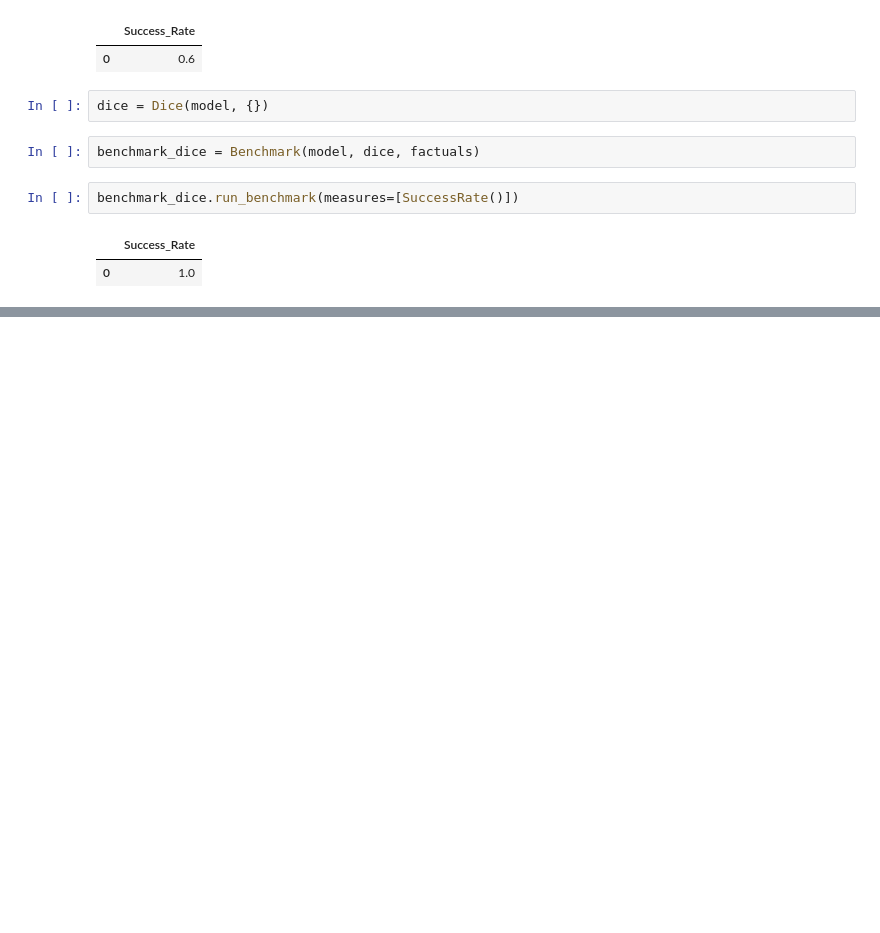
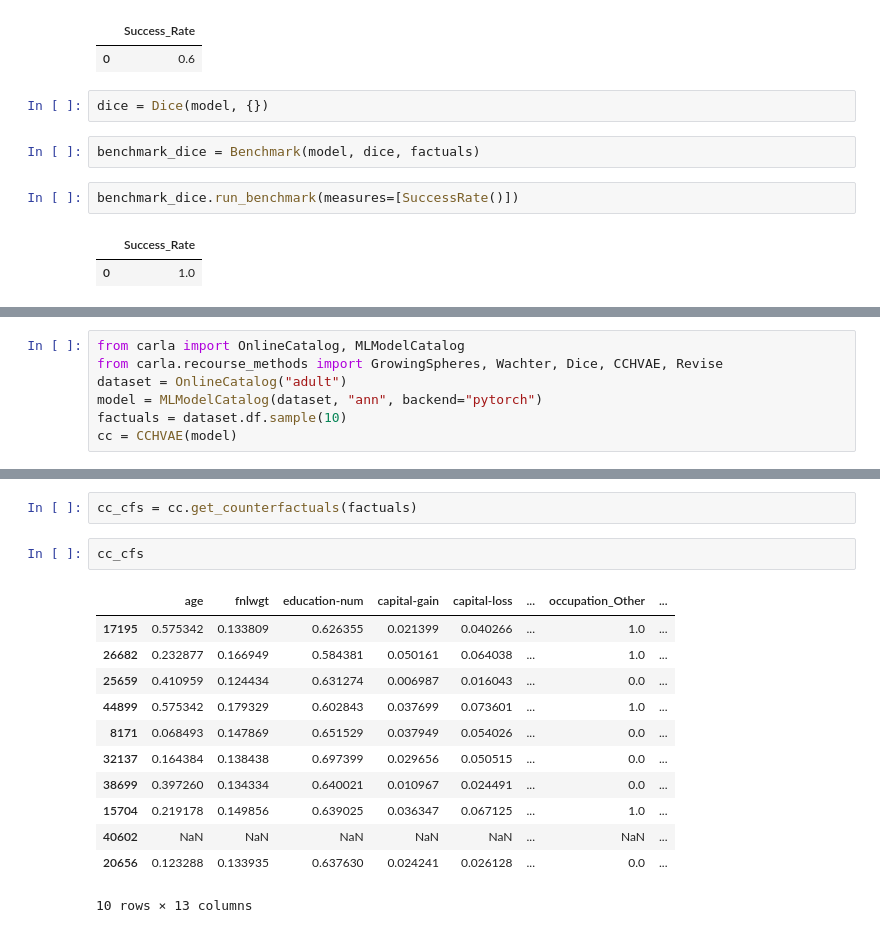
Before and after one commit to Suzie14/CARLA, a Jupyter notebook: benchmark.ipynb, the cells around one changed output, grey strips where cells are left out. Drawn from its saved outputs; the diff is of its cells as text; blank space fills up the shorter version.

Commit message:
[FIX] CCHVAE method

```diff
--- a/benchmark.ipynb
+++ b/benchmark.ipynb
@@ -74,0 +78,7 @@ ValueError: For data_name is no default value defined, please pass this key and
+# %%
+from carla import OnlineCatalog, MLModelCatalog
+from carla.recourse_methods import GrowingSpheres, Wachter, Dice, CCHVAE, Revise
+dataset = OnlineCatalog("adult")
+model = MLModelCatalog(dataset, "ann", backend="pytorch")
+factuals = dataset.df.sample(10)
+cc = CCHVAE(model)
@@ -74,0 +96,17 @@ ValueError: For data_name is no default value defined, please pass this key and
+# %%
+cc_cfs = cc.get_counterfactuals(factuals)
+# %%
+cc_cfs
+# %% [output]
+|  | age | fnlwgt | education-num | capital-gain | capital-loss | ... | occupation_Other | ... |
+| 17195 | 0.575342 | 0.133809 | 0.626355 | 0.021399 | 0.040266 | ... | 1.0 | ... |
+| 26682 | 0.232877 | 0.166949 | 0.584381 | 0.050161 | 0.064038 | ... | 1.0 | ... |
+| 25659 | 0.410959 | 0.124434 | 0.631274 | 0.006987 | 0.016043 | ... | 0.0 | ... |
+| 44899 | 0.575342 | 0.179329 | 0.602843 | 0.037699 | 0.073601 | ... | 1.0 | ... |
+| 8171 | 0.068493 | 0.147869 | 0.651529 | 0.037949 | 0.054026 | ... | 0.0 | ... |
+| 32137 | 0.164384 | 0.138438 | 0.697399 | 0.029656 | 0.050515 | ... | 0.0 | ... |
+| 38699 | 0.397260 | 0.134334 | 0.640021 | 0.010967 | 0.024491 | ... | 0.0 | ... |
+| 15704 | 0.219178 | 0.149856 | 0.639025 | 0.036347 | 0.067125 | ... | 1.0 | ... |
+| 40602 | NaN | NaN | NaN | NaN | NaN | ... | NaN | ... |
+| 20656 | 0.123288 | 0.133935 | 0.637630 | 0.024241 | 0.026128 | ... | 0.0 | ... |
+10 rows × 13 columns
```
Also changed, not shown: parts of 5 cells of this notebook, 6 other files.
